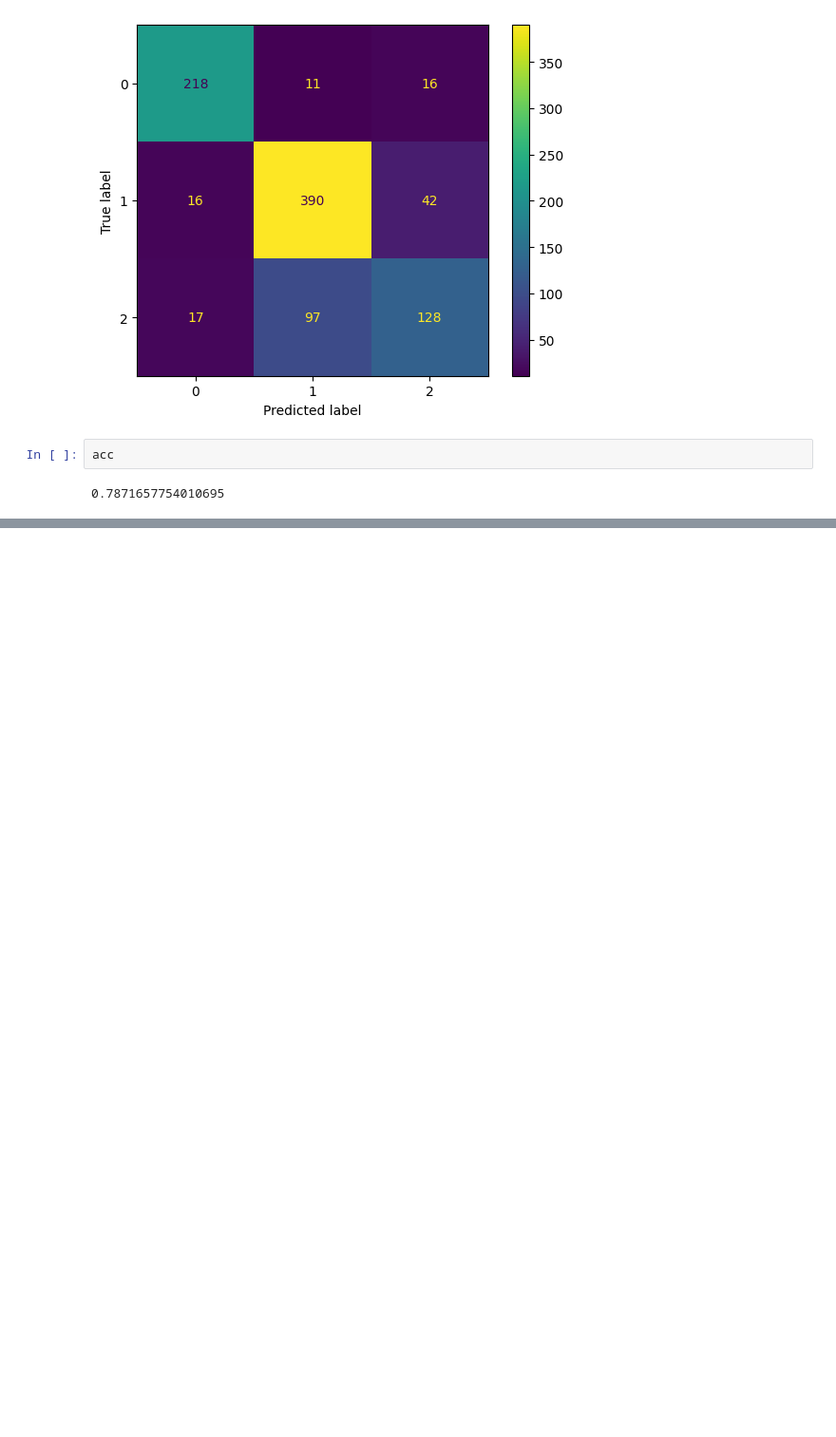
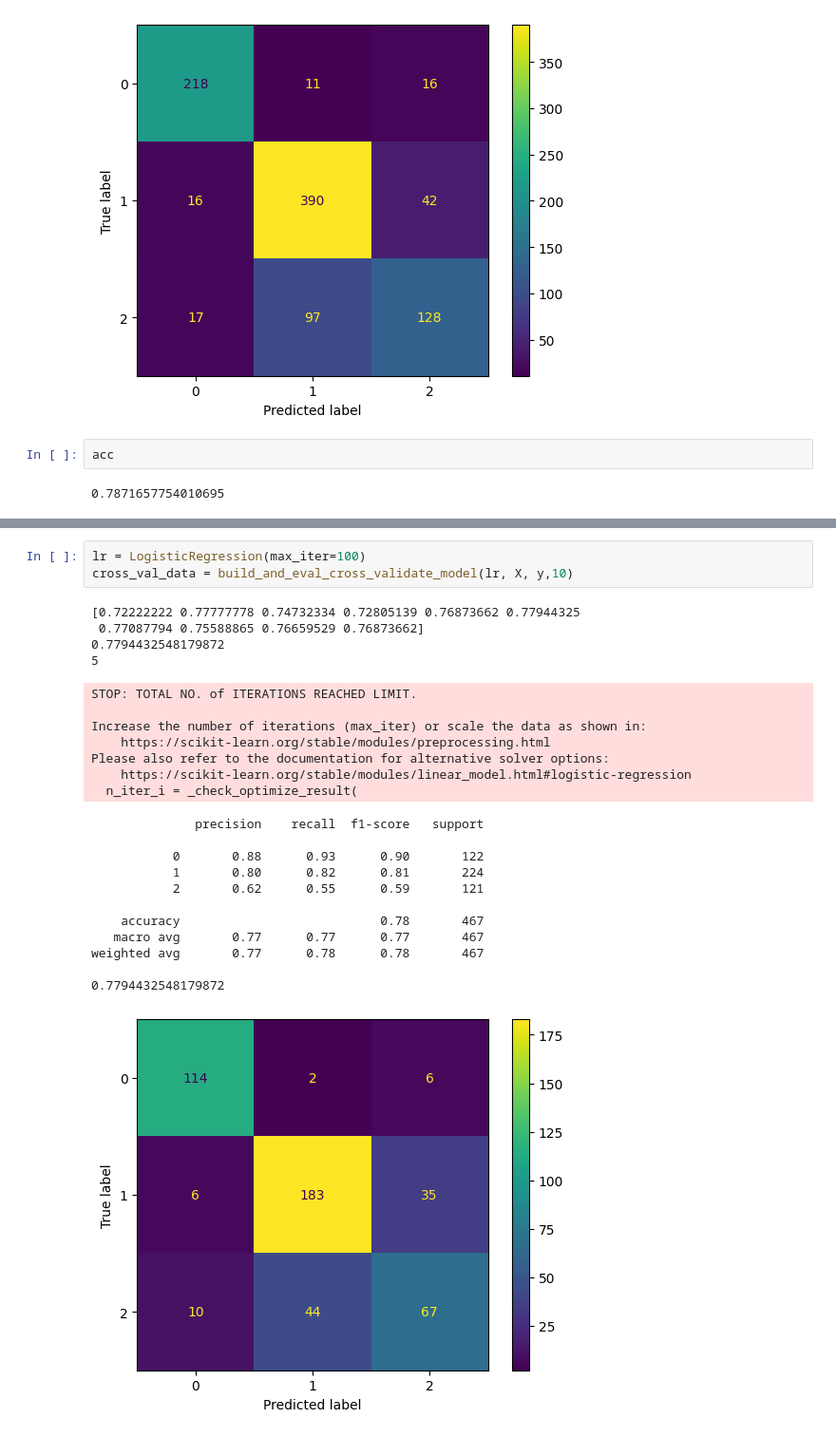
Before and after one commit to conor7276/chest-xray-research, a Jupyter notebook: models/TestModel.ipynb, the cells around one changed output, grey strips where cells are left out. Shown at 95% size. Drawn from its saved outputs; the diff is of its cells as text; blank space fills up the shorter version.

Commit message:
Added logistic regression and random forest

```diff
--- a/models/TestModel.ipynb
+++ b/models/TestModel.ipynb
@@ -588,0 +600,27 @@ cross_val_data = build_and_eval_cross_validate_model(svc, X, y, 5)
+# %%
+lr = LogisticRegression(max_iter=100)
+cross_val_data = build_and_eval_cross_validate_model(lr, X, y,10)
+# %% [output]
+[0.72222222 0.77777778 0.74732334 0.72805139 0.76873662 0.77944325
+ 0.77087794 0.75588865 0.76659529 0.76873662]
+0.7794432548179872
+5
+STOP: TOTAL NO. of ITERATIONS REACHED LIMIT.
+
+Increase the number of iterations (max_iter) or scale the data as shown in:
+    https://scikit-learn.org/stable/modules/preprocessing.html
+Please also refer to the documentation for alternative solver options:
+    https://scikit-learn.org/stable/modules/linear_model.html#logistic-regression
+  n_iter_i = _check_optimize_result(
+              precision    recall  f1-score   support
+
+           0       0.88      0.93      0.90       122
+           1       0.80      0.82      0.81       224
+           2       0.62      0.55      0.59       121
+
+    accuracy                           0.78       467
+   macro avg       0.77      0.77      0.77       467
+weighted avg       0.77      0.78      0.78       467
+
+0.7794432548179872
+[figure, added]
```
Also changed, not shown: parts of 3 cells of this notebook.
